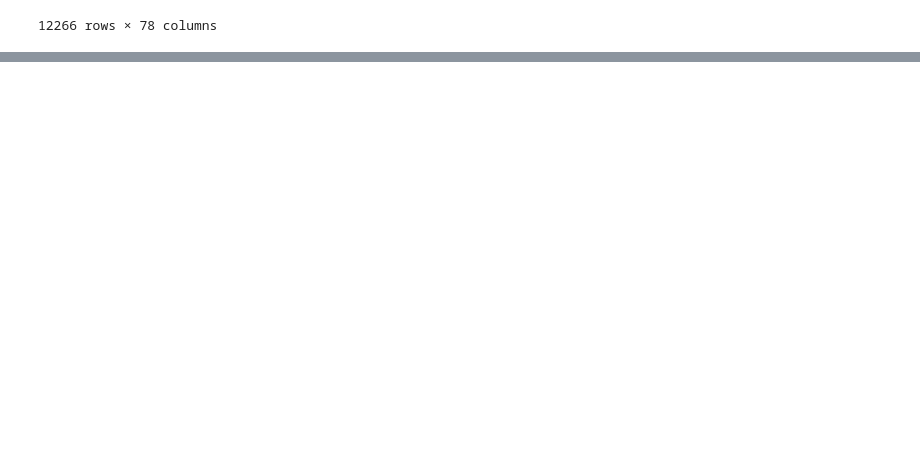
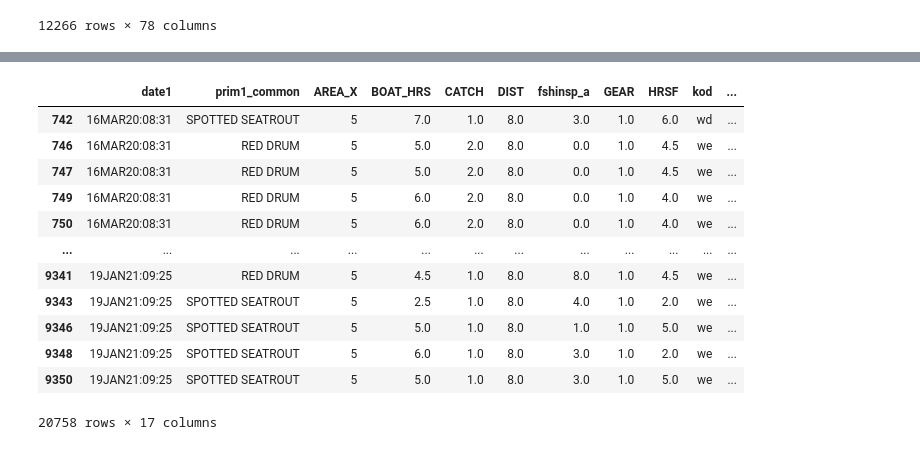
Before and after one commit to ddw26/Team-Frist-Center, a Jupyter notebook: mod_20_circle_s1.ipynb, the cells around one changed output, grey strips where cells are left out. Saved outputs shown, nothing was run; the diff lists cells and outputs as text; code cells hidden in the pictures; blank space fills up the shorter version.

```diff
--- a/mod_20_circle_s1.ipynb
+++ b/mod_20_circle_s1.ipynb
@@ -279,0 +329,19 @@ col_name
+# %%
+# Drop NaN from dataframe
+
+df_filtered = df_filtered.dropna()
+df_filtered
+# %% [output]
+|  | date1 | prim1_common | AREA_X | BOAT_HRS | CATCH | DIST | fshinsp_a | GEAR | HRSF | kod | ... |
+| 742 | 16MAR20:08:31 | SPOTTED SEATROUT | 5 | 7.0 | 1.0 | 8.0 | 3.0 | 1.0 | 6.0 | wd | ... |
+| 746 | 16MAR20:08:31 | RED DRUM | 5 | 5.0 | 2.0 | 8.0 | 0.0 | 1.0 | 4.5 | we | ... |
+| 747 | 16MAR20:08:31 | RED DRUM | 5 | 5.0 | 2.0 | 8.0 | 0.0 | 1.0 | 4.5 | we | ... |
+| 749 | 16MAR20:08:31 | RED DRUM | 5 | 6.0 | 2.0 | 8.0 | 0.0 | 1.0 | 4.0 | we | ... |
+| 750 | 16MAR20:08:31 | RED DRUM | 5 | 6.0 | 2.0 | 8.0 | 0.0 | 1.0 | 4.0 | we | ... |
+| ... | ... | ... | ... | ... | ... | ... | ... | ... | ... | ... | ... |
+| 9341 | 19JAN21:09:25 | RED DRUM | 5 | 4.5 | 1.0 | 8.0 | 8.0 | 1.0 | 4.5 | we | ... |
+| 9343 | 19JAN21:09:25 | SPOTTED SEATROUT | 5 | 2.5 | 1.0 | 8.0 | 4.0 | 1.0 | 2.0 | we | ... |
+| 9346 | 19JAN21:09:25 | SPOTTED SEATROUT | 5 | 5.0 | 1.0 | 8.0 | 1.0 | 1.0 | 5.0 | we | ... |
+| 9348 | 19JAN21:09:25 | SPOTTED SEATROUT | 5 | 6.0 | 1.0 | 8.0 | 3.0 | 1.0 | 2.0 | we | ... |
+| 9350 | 19JAN21:09:25 | SPOTTED SEATROUT | 5 | 5.0 | 1.0 | 8.0 | 3.0 | 1.0 | 5.0 | we | ... |
+20758 rows × 17 columns
```
Also changed, not shown: parts of 27 cells of this notebook.
